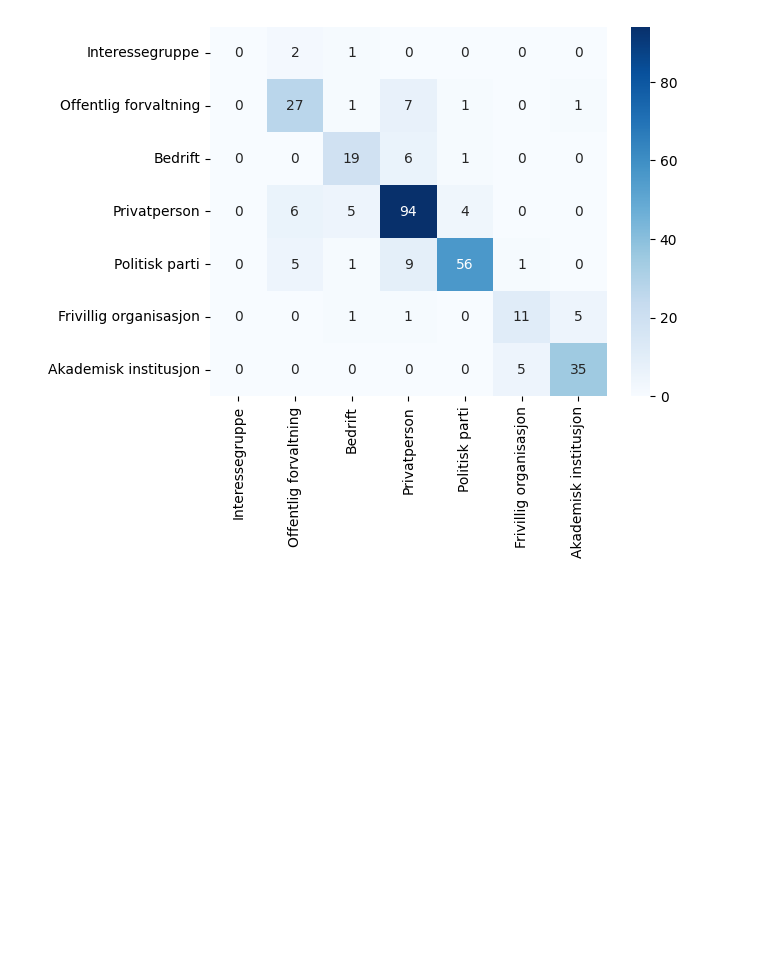
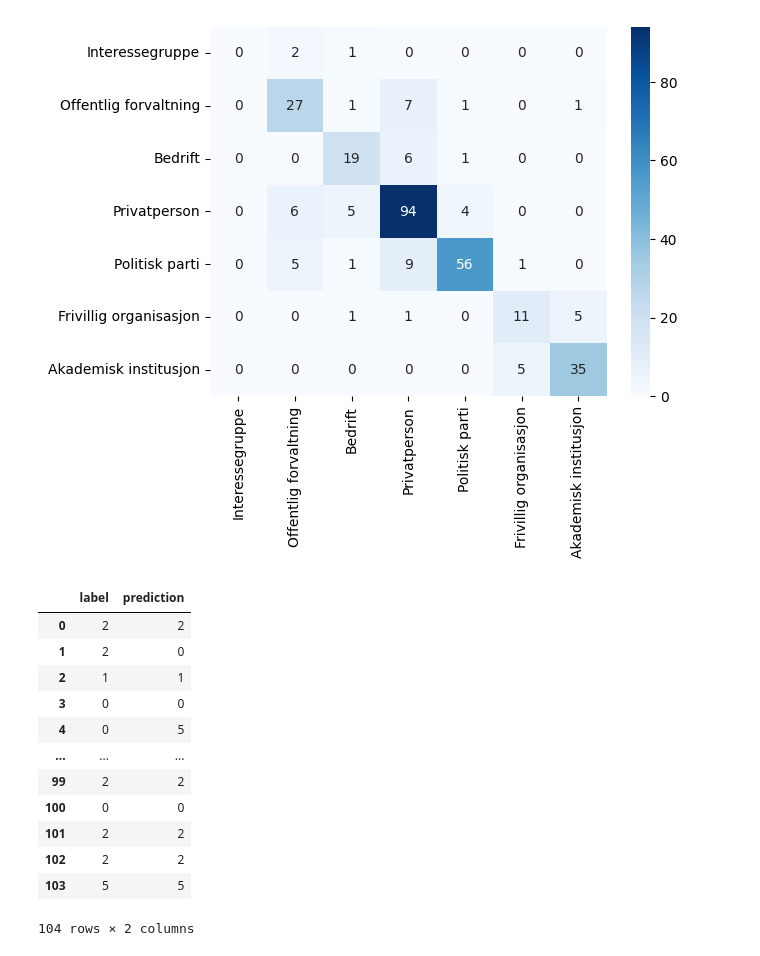
Before and after one commit to henriklarsen28/ArgumentMiningNOUs, a Jupyter notebook: src/notebooks/bert_matrices.ipynb, the cells around one changed output. Drawn from its saved outputs; the diff is of its cells as text; code cells hidden in the pictures; blank space fills up the shorter version.

Commit message:
feat: bert bert mat mat

```diff
--- a/src/notebooks/bert_matrices.ipynb
+++ b/src/notebooks/bert_matrices.ipynb
@@ -44,9 +44,24 @@ sns.heatmap(conf_mat, annot=True, fmt='d', cmap="Blues", xticklabels=label, ytic
 [figure]
 # %%
 # Read the data from the CSV file
-df_icl = pd.read_csv('./BERT_inference_dataset/icl_predictions_of_test.csv')
-df_icl = df_nou.drop(columns=["Unnamed: 0","text"])
+df_icl = pd.read_csv('./BERT_inference_dataset/lda_inference_results.csv')
+df_icl = df_icl.drop(columns=["text","Unnamed: 0"])
+
 df_icl
+# %% [output]
+|  | label | prediction |
+| 0 | 2 | 2 |
+| 1 | 2 | 0 |
+| 2 | 1 | 1 |
+| 3 | 0 | 0 |
+| 4 | 0 | 5 |
+| ... | ... | ... |
+| 99 | 2 | 2 |
+| 100 | 0 | 0 |
+| 101 | 2 | 2 |
+| 102 | 2 | 2 |
+| 103 | 5 | 5 |
+104 rows × 2 columns
 # %%
 # Create the confusion matrix
 
```
Also changed, not shown: parts of 1 cell of this notebook, 2 other files.
